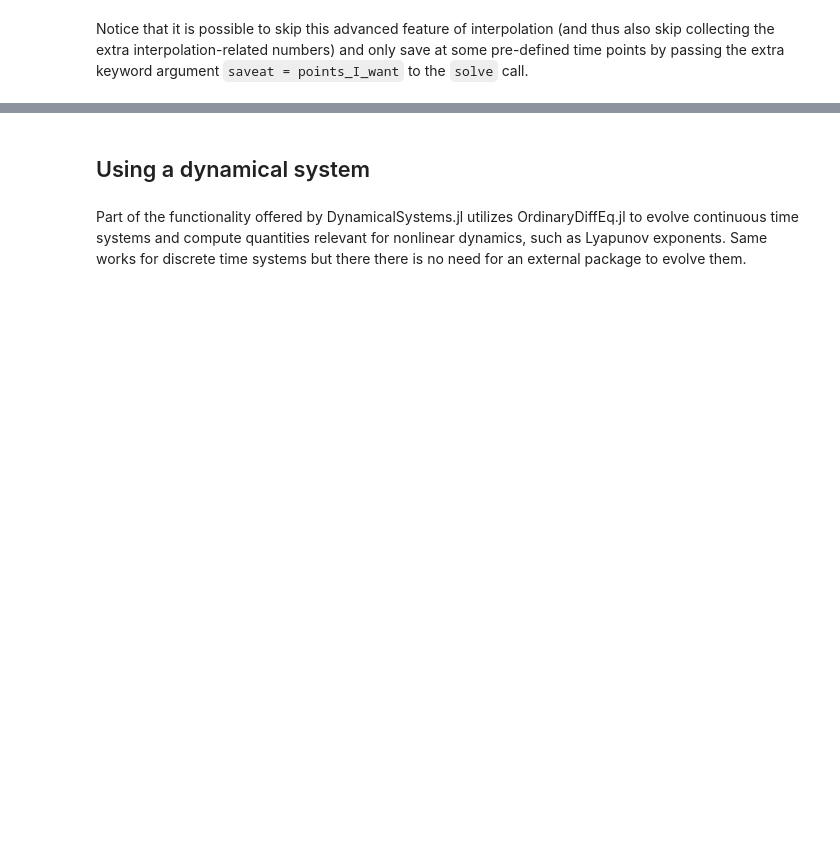
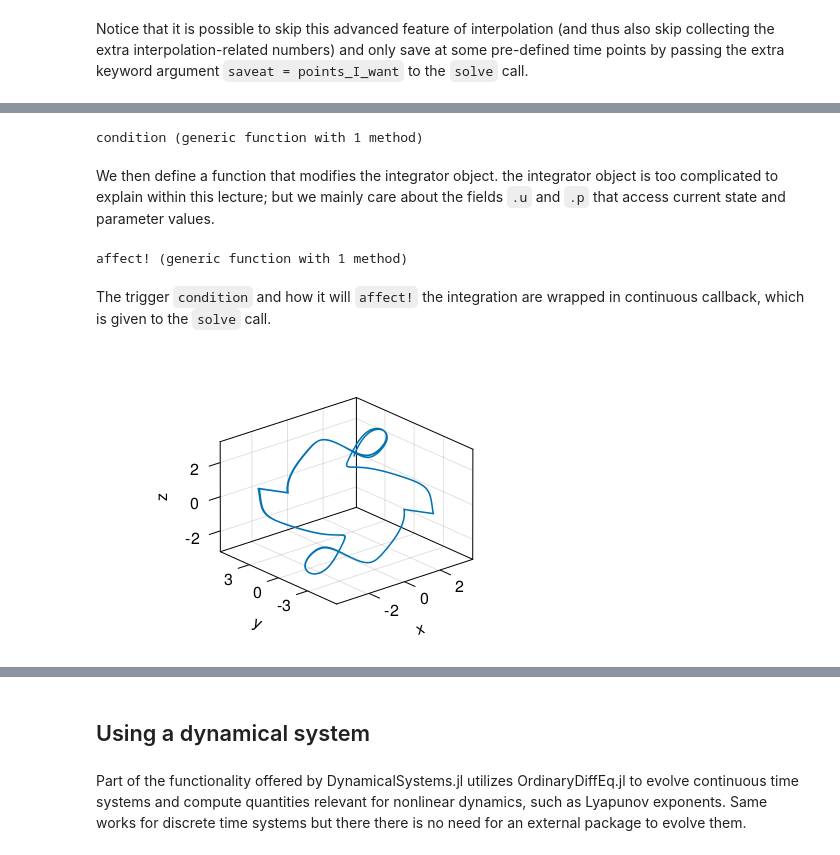
Before and after one commit to Datseris/Zero2Hero-JuliaWorkshop, a Jupyter notebook: 3-Ecosystem.ipynb, the cells around one changed output, grey strips where cells are left out. Saved outputs shown, nothing was run; the diff lists cells and outputs as text; code cells hidden in the pictures; blank space fills up the shorter version.

```diff
--- a/3-Ecosystem.ipynb
+++ b/3-Ecosystem.ipynb
@@ -263,0 +191,4 @@ My guess is that you could probably/maybe get something like this in Python with
+# %%
+t = timespan[1]:0.1:timespan[end]
+sol = solve(prob; alg, saveat = t)
+sol.t
@@ -263,0 +219,24 @@ My guess is that you could probably/maybe get something like this in Python with
+# %%
+# The third argument of this function is mandatory but too advanced for this lecture
+condition(u, t, integrator) = u[3]
+# %% [output]
+condition (generic function with 1 method)
+# %% [markdown]
+We then define a function that modifies the integrator object. the integrator object is too complicated to explain within this lecture; but we mainly care about the fields `.u` and `.p` that access current state and parameter values.
+# %%
+function affect!(integrator)
+    u = integrator.u
+    integrator.u = 1.5u
+end
+# %% [output]
+affect! (generic function with 1 method)
+# %% [markdown]
+The trigger `condition` and how it will `affect!` the integration are wrapped in continuous callback, which is given to the `solve` call.
+# %%
+cb = ContinuousCallback(condition, affect!);
+# %%
+sol = solve(prob; alg, saveat = t, callback = cb)
+# plot
+lines(sol.u; axis = (type = Axis3,))
+# %% [output]
+[figure, added]
```
Also changed, not shown: parts of 145 cells of this notebook, 5 other files.
